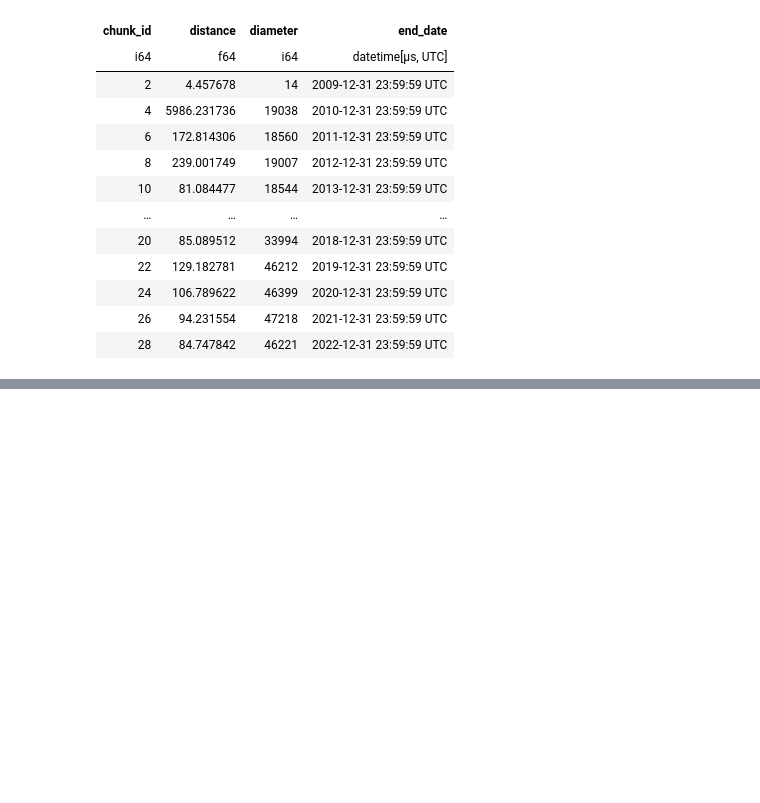
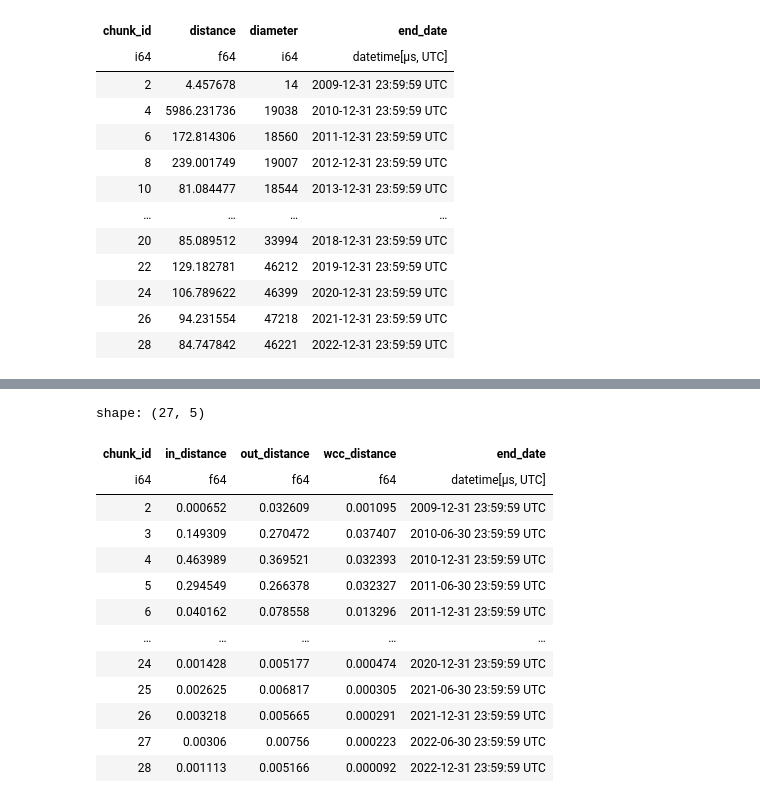
Before and after one commit to mloporchio/BitcoinTemporalAnalysis, a Jupyter notebook: nb_analysis.ipynb, the cells around one changed output, grey strips where cells are left out. Drawn from its saved outputs; the diff is of its cells as text; code cells hidden in the pictures; blank space fills up the shorter version.

```diff
--- a/nb_analysis.ipynb
+++ b/nb_analysis.ipynb
@@ -913,0 +972,41 @@ plt.show()
+# %%
+start_chunk = 2
+end_chunk = 28
+in_distance = []
+out_distance = []
+wcc_distance = []
+for i in range(start_chunk, end_chunk+1):
+    df_curr = read_degree_distribution(f"results/pg_{i}.indegree")
+    df_prev = read_degree_distribution(f"results/pg_{i-1}.indegree")
+    in_distance.append(ks_distance(df_curr, df_prev, "degree", "count"))
+
+    df_curr = read_degree_distribution(f"results/pg_{i}.outdegree")
+    df_prev = read_degree_distribution(f"results/pg_{i-1}.outdegree")
+    out_distance.append(ks_distance(df_curr, df_prev, "degree", "count"))
+
+    df_curr = pl.read_parquet(f"results/pg_wcc_dist_{i}.parquet")
+    df_prev = pl.read_parquet(f"results/pg_wcc_dist_{i-1}.parquet")
+    wcc_distance.append(ks_distance(df_curr, df_prev, "size", "num_comp"))
+
+result = pl.DataFrame({
+    'chunk_id' : range(start_chunk, end_chunk+1),
+    'in_distance' : in_distance,
+    'out_distance' : out_distance,
+    'wcc_distance' : wcc_distance,
+}).join(df_chunks, on="chunk_id", how="left").drop("start_date")
+result
+# %% [output]
+shape: (27, 5)
+| chunk_id | in_distance | out_distance | wcc_distance | end_date |
+| i64 | f64 | f64 | f64 | datetime[μs, UTC] |
+| 2 | 0.000652 | 0.032609 | 0.001095 | 2009-12-31 23:59:59 UTC |
+| 3 | 0.149309 | 0.270472 | 0.037407 | 2010-06-30 23:59:59 UTC |
+| 4 | 0.463989 | 0.369521 | 0.032393 | 2010-12-31 23:59:59 UTC |
+| 5 | 0.294549 | 0.266378 | 0.032327 | 2011-06-30 23:59:59 UTC |
+| 6 | 0.040162 | 0.078558 | 0.013296 | 2011-12-31 23:59:59 UTC |
+| … | … | … | … | … |
+| 24 | 0.001428 | 0.005177 | 0.000474 | 2020-12-31 23:59:59 UTC |
+| 25 | 0.002625 | 0.006817 | 0.000305 | 2021-06-30 23:59:59 UTC |
+| 26 | 0.003218 | 0.005665 | 0.000291 | 2021-12-31 23:59:59 UTC |
+| 27 | 0.00306 | 0.00756 | 0.000223 | 2022-06-30 23:59:59 UTC |
+| 28 | 0.001113 | 0.005166 | 0.000092 | 2022-12-31 23:59:59 UTC |
```
Also changed, not shown: parts of 5 cells of this notebook, 8 other files.
